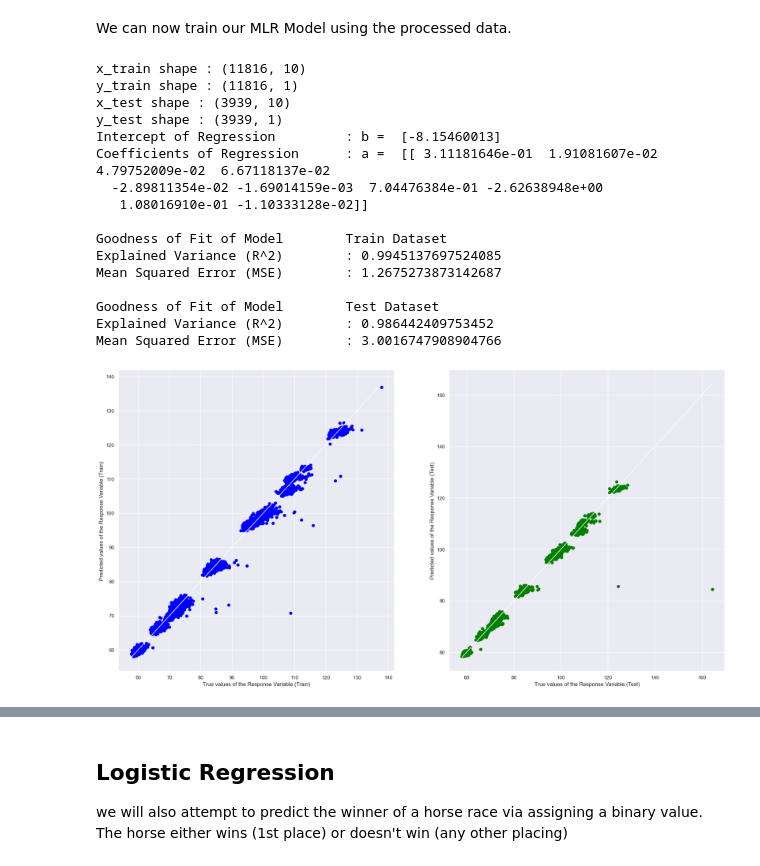
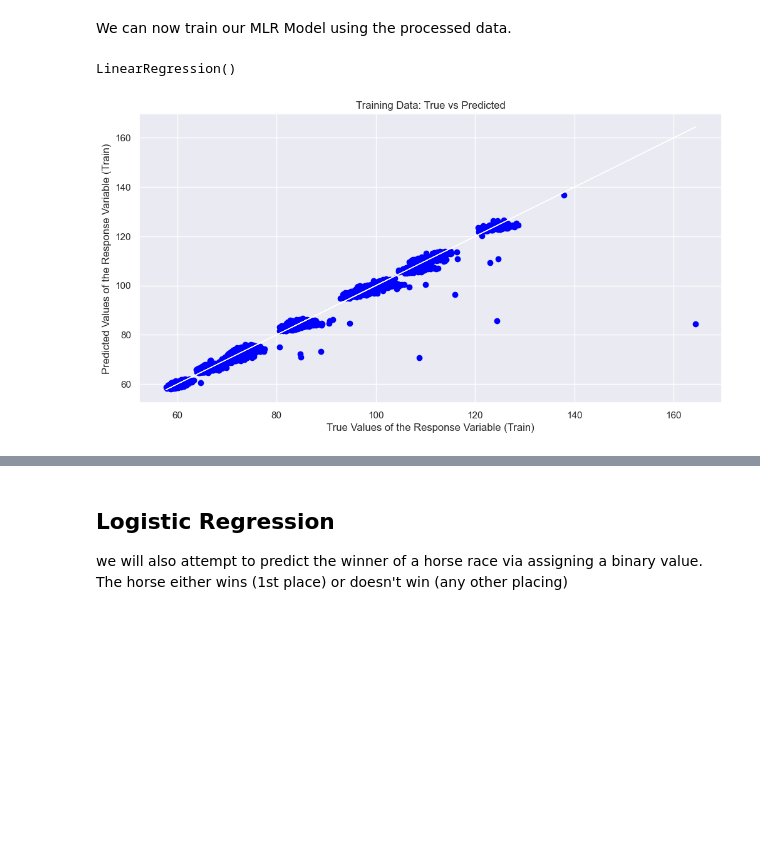
Before and after one commit to TAN-AIK-CHONG/Horse-Race-Prediction, a Jupyter notebook: Horse_racing_prediction.ipynb, the cells around one changed output, grey strips where cells are left out. Saved outputs shown, nothing was run; the diff lists cells and outputs as text; code cells hidden in the pictures; blank space fills up the shorter version.

```diff
--- a/Horse_racing_prediction.ipynb
+++ b/Horse_racing_prediction.ipynb
@@ -327,14 +349,6 @@ filtered_df
 # %% [markdown]
 We can now train our MLR Model using the processed data.
 # %%
-from sklearn import linear_model
-# Basic Libraries
-import numpy as np
-import pandas as pd
-import seaborn as sb
-import matplotlib.pyplot as plt # we only need pyplot
-sb.set() # set the default Seaborn style for graphics
-
 #predictors
 X = filtered_df[['encoded_HorseName', 'Barrier', 'CarriedWeight', 'Distance', 'Rating', 'HorseWeight', 'encoded_Going', 'encoded_Track', 'encoded_Jockey', 'encoded_Trainer']]
 
@@ -343,63 +357,7 @@ y = filtered_df[['FinishTime_Seconds']]
 
 X_train, X_test, y_train, y_test = train_test_split(X, y, test_size = 0.25)
 
-print("x_train shape :", X_train.shape)
-print("y_train shape :", y_train.shape)
-print("x_test shape :", X_test.shape)
-print("y_test shape :", y_test.shape)
-# y.describe()
-
 linreg = linear_model.LinearRegression()
 linreg.fit(X_train, y_train)
-
-#include mean squared error etc here
-# Coefficients of the Linear Regression line
-print('Intercept of Regression \t: b = ', linreg.intercept_)
-print('Coefficients of Regression \t: a = ', linreg.coef_)
-print()
-
-# Predict Total values corresponding to HP
-y_train_pred = linreg.predict(X_train)
-y_test_pred = linreg.predict(X_test)
-
-# Check the Goodness of Fit (on Train Data)
-print("Goodness of Fit of Model \tTrain Dataset")
-print("Explained Variance (R^2) \t:", linreg.score(X_train, y_train))
-print("Mean Squared Error (MSE) \t:", mean_squared_error(y_train, y_train_pred))
-print()
-
-# Check the Goodness of Fit (on Test Data)
-print("Goodness of Fit of Model \tTest Dataset")
-print("Explained Variance (R^2) \t:", linreg.score(X_test, y_test))
-print("Mean Squared Error (MSE) \t:", mean_squared_error(y_test, y_test_pred))
-print()
-
-# Plot the Predictions vs the True values
-f, axes = plt.subplots(1, 2, figsize=(24, 12))
-axes[0].scatter(y_train, y_train_pred, color = "blue")
-axes[0].plot(y_train, y_train, 'w-', linewidth = 1)
-axes[0].set_xlabel("True values of the Response Variable (Train)")
-axes[0].set_ylabel("Predicted values of the Response Variable (Train)")
-axes[1].scatter(y_test, y_test_pred, color = "green")
-axes[1].plot(y_test, y_test, 'w-', linewidth = 1)
-axes[1].set_xlabel("True values of the Response Variable (Test)")
-axes[1].set_ylabel("Predicted values of the Response Variable (Test)")
-plt.show()
 # %% [output]
-x_train shape : (11816, 10)
-y_train shape : (11816, 1)
-x_test shape : (3939, 10)
-y_test shape : (3939, 1)
-Intercept of Regression         : b =  [-8.15460013]
-Coefficients of Regression      : a =  [[ 3.11181646e-01  1.91081607e-02  4.79752009e-02  6.67118137e-02
-  -2.89811354e-02 -1.69014159e-03  7.04476384e-01 -2.62638948e+00
-   1.08016910e-01 -1.10333128e-02]]
-
-Goodness of Fit of Model        Train Dataset
-Explained Variance (R^2)        : 0.9945137697524085
-Mean Squared Error (MSE)        : 1.2675273873142687
-
-Goodness of Fit of Model        Test Dataset
-Explained Variance (R^2)        : 0.986442409753452
-Mean Squared Error (MSE)        : 3.0016747908904766
+LinearRegression()
-[figure, removed]
@@ -405,0 +368,11 @@ Mean Squared Error (MSE)        : 3.0016747908904766
+# %%
+# Plot for training data
+plt.figure(figsize=(12, 6))
+plt.scatter(y_train, y_train_pred, color="blue")  # Scatter plot of the actual vs predicted
+plt.plot(y_train, y_train, 'w-', linewidth=1)  # Line showing the perfect predictions
+plt.xlabel("True Values of the Response Variable (Train)")
+plt.ylabel("Predicted Values of the Response Variable (Train)")
+plt.title("Training Data: True vs Predicted")
+plt.show()
+# %% [output]
+[figure, added]
```
Also changed, not shown: parts of 7 cells of this notebook, 10 other files.
